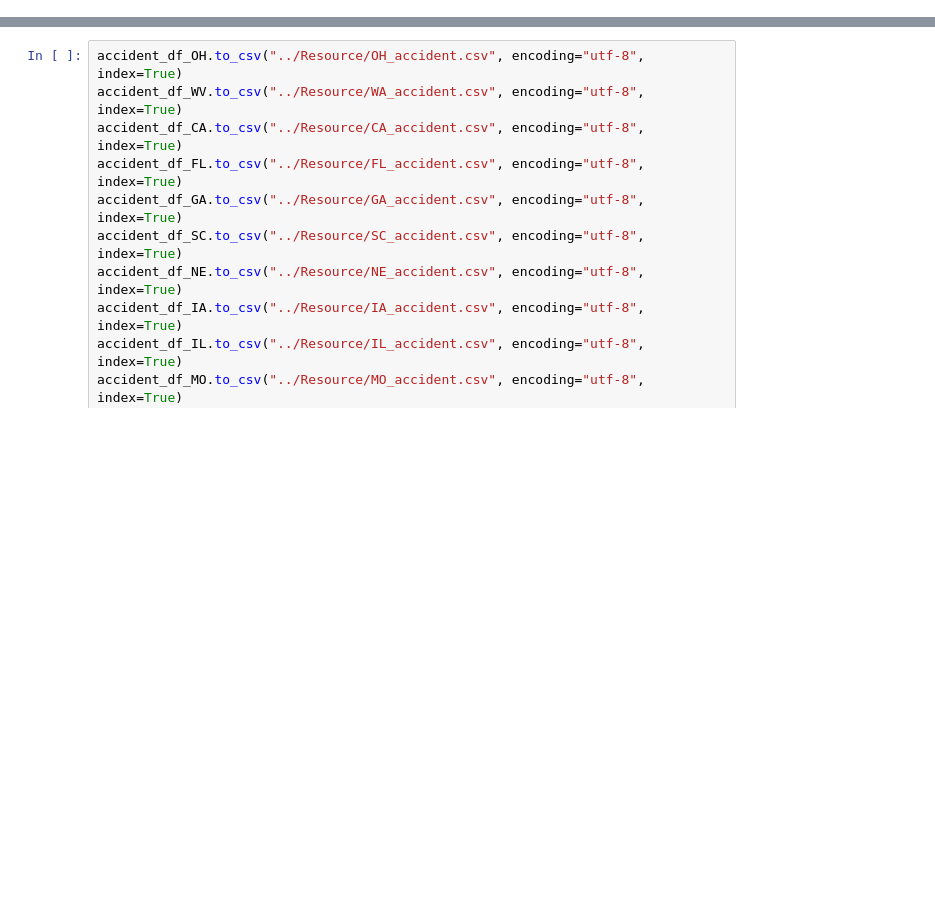
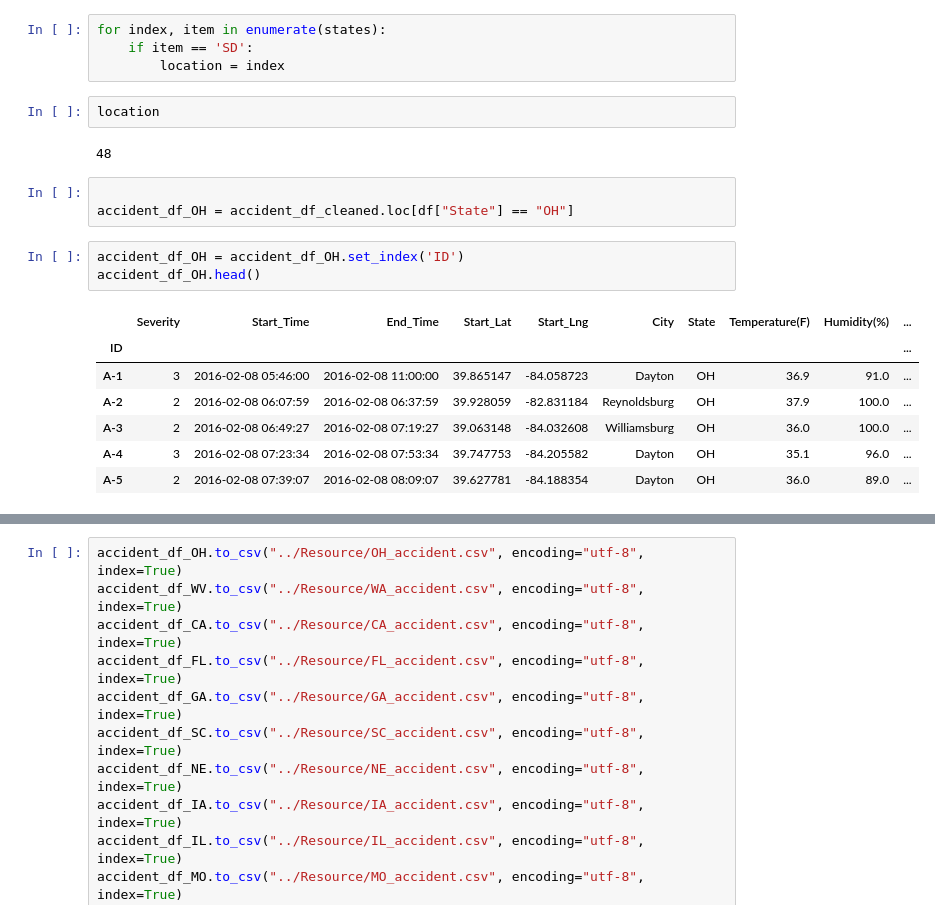
Before and after one commit to chunwong7/Project-2, a Jupyter notebook: codes/datacleanup.ipynb, the cells around one changed output, grey strips where cells are left out. Cells and saved outputs as stored; diff of their text form; blank space fills up the shorter version.

```diff
--- a/codes/datacleanup.ipynb
+++ b/codes/datacleanup.ipynb
@@ -38,0 +315,22 @@ array(['OH', 'WV', 'CA', 'FL', 'GA', 'SC', 'NE', 'IA', 'IL', 'MO', 'WI',
+# %%
+for index, item in enumerate(states):
+    if item == 'SD':
+        location = index
+# %%
+location
+# %% [output]
+48
+# %%
+
+accident_df_OH = accident_df_cleaned.loc[df["State"] == "OH"]
+# %%
+accident_df_OH = accident_df_OH.set_index('ID')
+accident_df_OH.head()
+# %% [output]
+|  | Severity | Start_Time | End_Time | Start_Lat | Start_Lng | City | State | Temperature(F) | Humidity(%) | ... |
+| ID |  |  |  |  |  |  |  |  |  | ... |
+| A-1 | 3 | 2016-02-08 05:46:00 | 2016-02-08 11:00:00 | 39.865147 | -84.058723 | Dayton | OH | 36.9 | 91.0 | ... |
+| A-2 | 2 | 2016-02-08 06:07:59 | 2016-02-08 06:37:59 | 39.928059 | -82.831184 | Reynoldsburg | OH | 37.9 | 100.0 | ... |
+| A-3 | 2 | 2016-02-08 06:49:27 | 2016-02-08 07:19:27 | 39.063148 | -84.032608 | Williamsburg | OH | 36.0 | 100.0 | ... |
+| A-4 | 3 | 2016-02-08 07:23:34 | 2016-02-08 07:53:34 | 39.747753 | -84.205582 | Dayton | OH | 35.1 | 96.0 | ... |
+| A-5 | 2 | 2016-02-08 07:39:07 | 2016-02-08 08:09:07 | 39.627781 | -84.188354 | Dayton | OH | 36.0 | 89.0 | ... |
```
Also changed, not shown: parts of 31 cells of this notebook, 1 other file.
